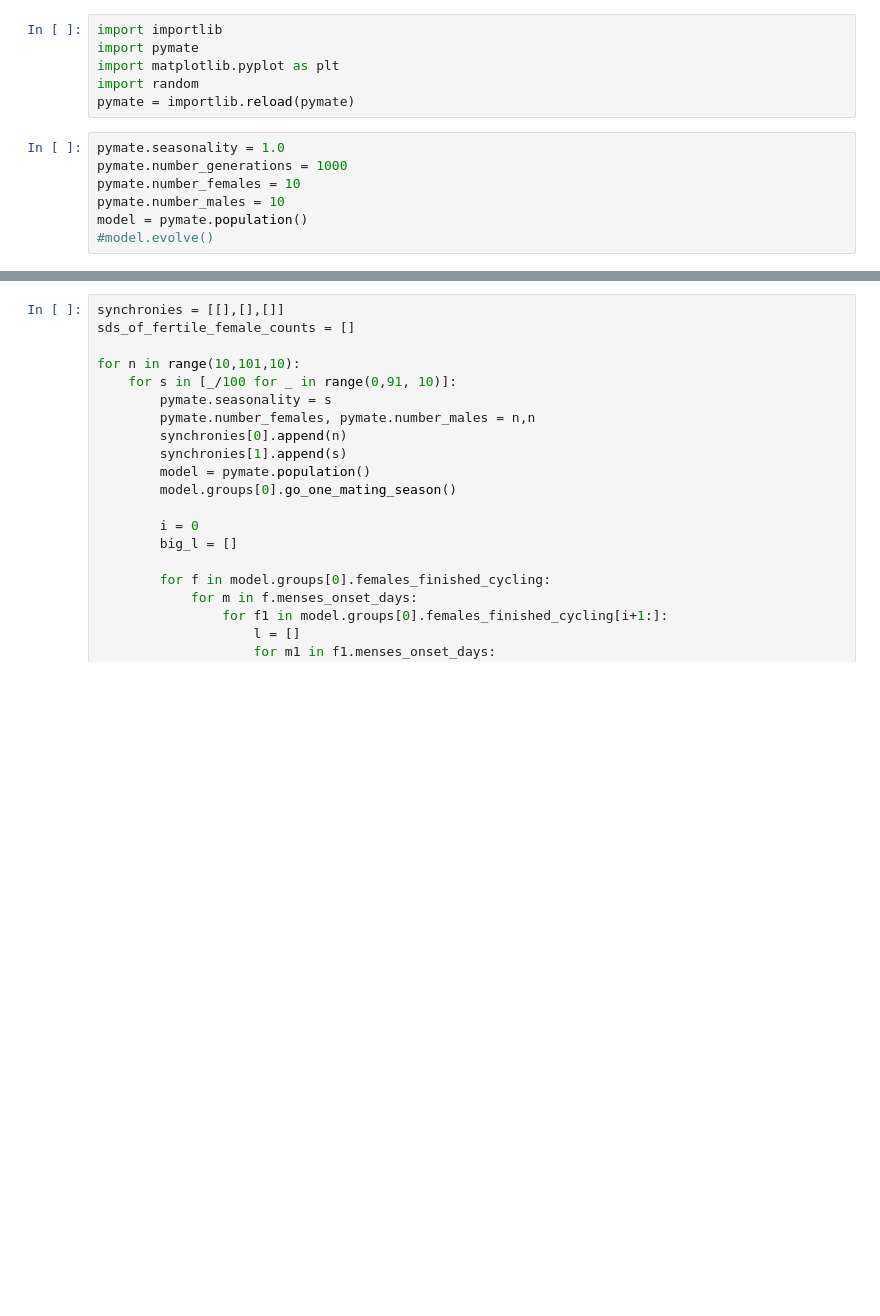
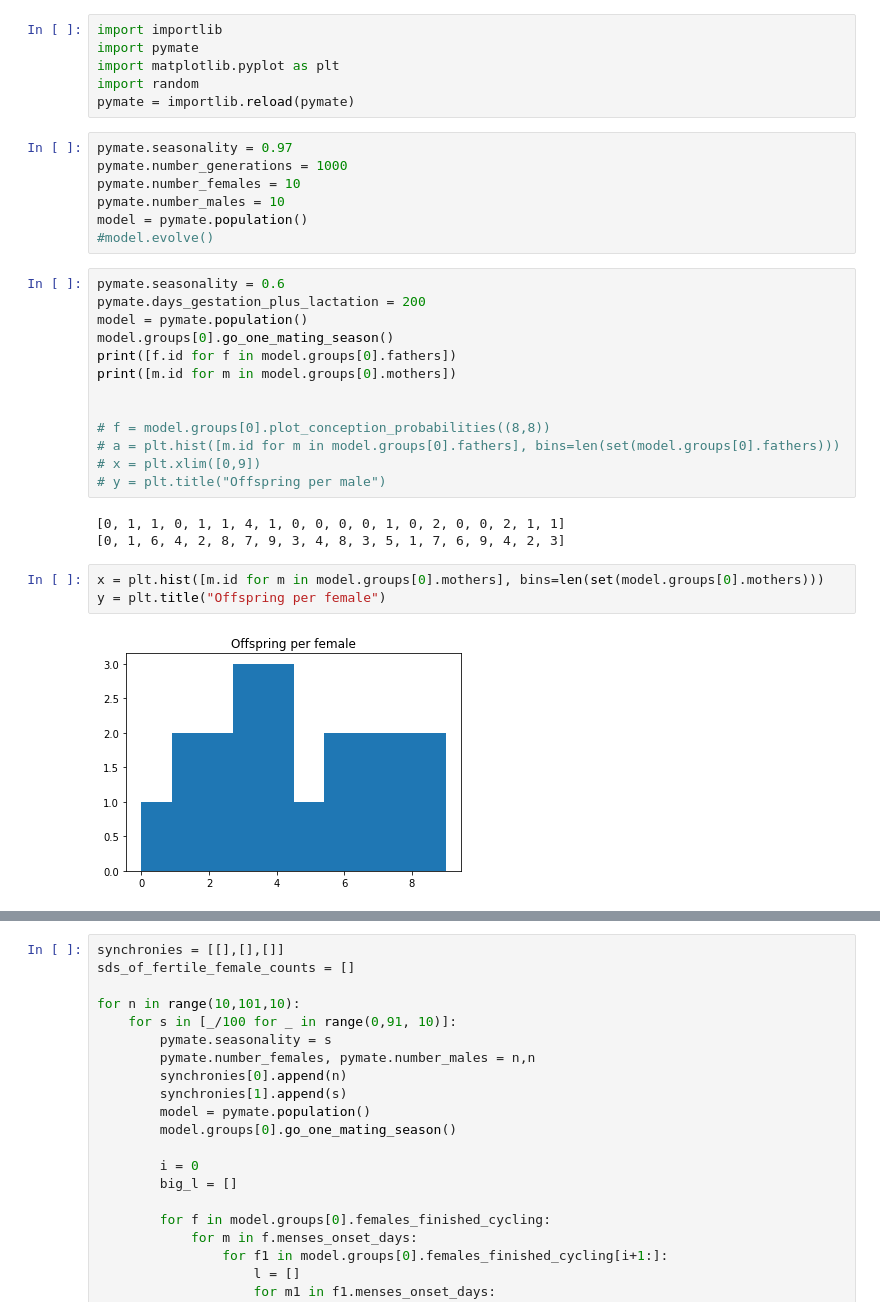
Before and after one commit to kevinrosenfield/FertilitySignalsABM, a Jupyter notebook: pymate_tests.ipynb, the cells around one changed output, grey strips where cells are left out. Cells and saved outputs as stored; diff of their text form; blank space fills up the shorter version.

```diff
--- a/pymate_tests.ipynb
+++ b/pymate_tests.ipynb
@@ -5,9 +5,30 @@ import matplotlib.pyplot as plt
 import random
 pymate = importlib.reload(pymate)
 # %%
-pymate.seasonality = 1.0
+pymate.seasonality = 0.97
 pymate.number_generations = 1000
 pymate.number_females = 10
 pymate.number_males = 10
 model = pymate.population()
 #model.evolve()
+# %%
+pymate.seasonality = 0.6
+pymate.days_gestation_plus_lactation = 200
+model = pymate.population()
+model.groups[0].go_one_mating_season()
+print([f.id for f in model.groups[0].fathers])
+print([m.id for m in model.groups[0].mothers])
+
+
+# f = model.groups[0].plot_conception_probabilities((8,8))
+# a = plt.hist([m.id for m in model.groups[0].fathers], bins=len(set(model.groups[0].fathers)))
+# x = plt.xlim([0,9])
+# y = plt.title("Offspring per male")
+# %% [output]
+[0, 1, 1, 0, 1, 1, 4, 1, 0, 0, 0, 0, 1, 0, 2, 0, 0, 2, 1, 1]
+[0, 1, 6, 4, 2, 8, 7, 9, 3, 4, 8, 3, 5, 1, 7, 6, 9, 4, 2, 3]
+# %%
+x = plt.hist([m.id for m in model.groups[0].mothers], bins=len(set(model.groups[0].mothers)))
+y = plt.title("Offspring per female")
+# %% [output]
+[figure, added]
```
Also changed, not shown: parts of 27 cells of this notebook, 2 other files.
